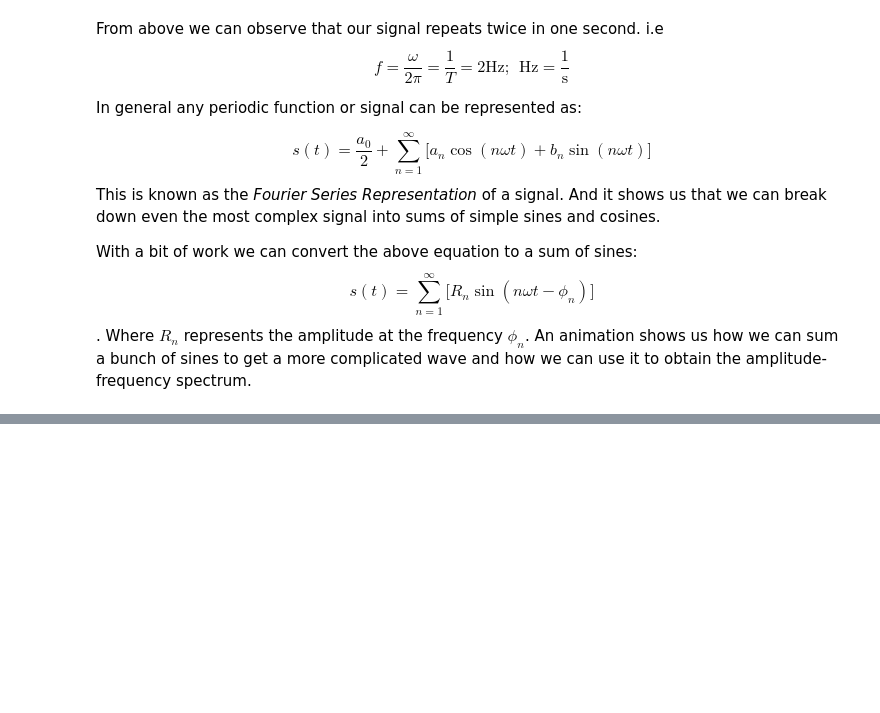
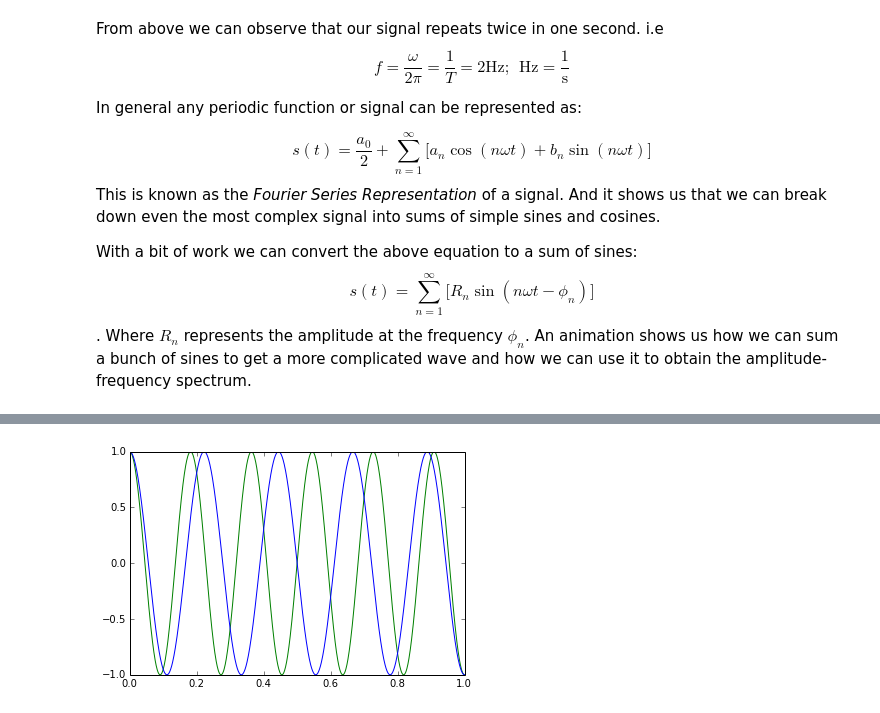
Before and after one commit to zafarali/physiosignal-research, a Jupyter notebook: dsp/sampling_and_filtering.ipynb, the cells around one changed output, grey strips where cells are left out. Saved outputs shown, nothing was run; the diff lists cells and outputs as text; code cells hidden in the pictures; blank space fills up the shorter version.

```diff
--- a/dsp/sampling_and_filtering.ipynb
+++ b/dsp/sampling_and_filtering.ipynb
@@ -54,0 +90,15 @@ plt.legend()
+# %%
+# Our signals:
+s_1 = lambda t : np.cos(2*np.pi*5.5*t)
+s_2 = lambda t: np.cos(2*np.pi*4.5*t)
+
+## Real signal:
+plt.figure()
+t_real = np.linspace(0, 1, 1000)
+s_1_real = s_1(t_real)
+s_2_real = s_2(t_real)
+plt.plot(t_real, s_1_real, 'g')
+plt.plot(t_real, s_2_real, 'b')
+plt.show()
+# %% [output]
+[figure, added]
```
Also changed, not shown: parts of 8 cells of this notebook.
